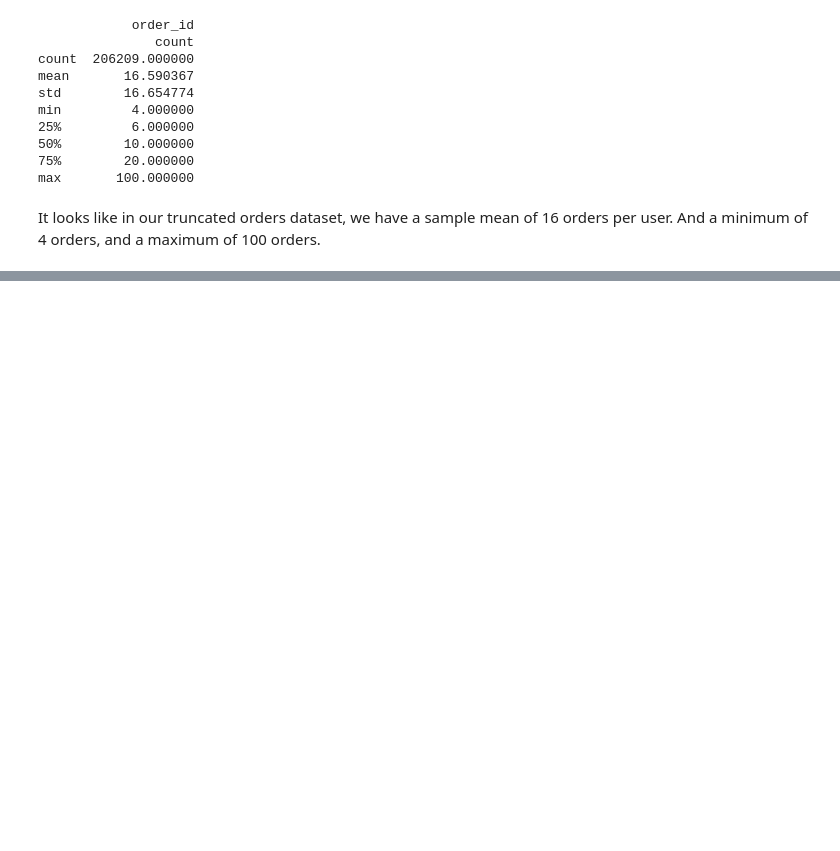
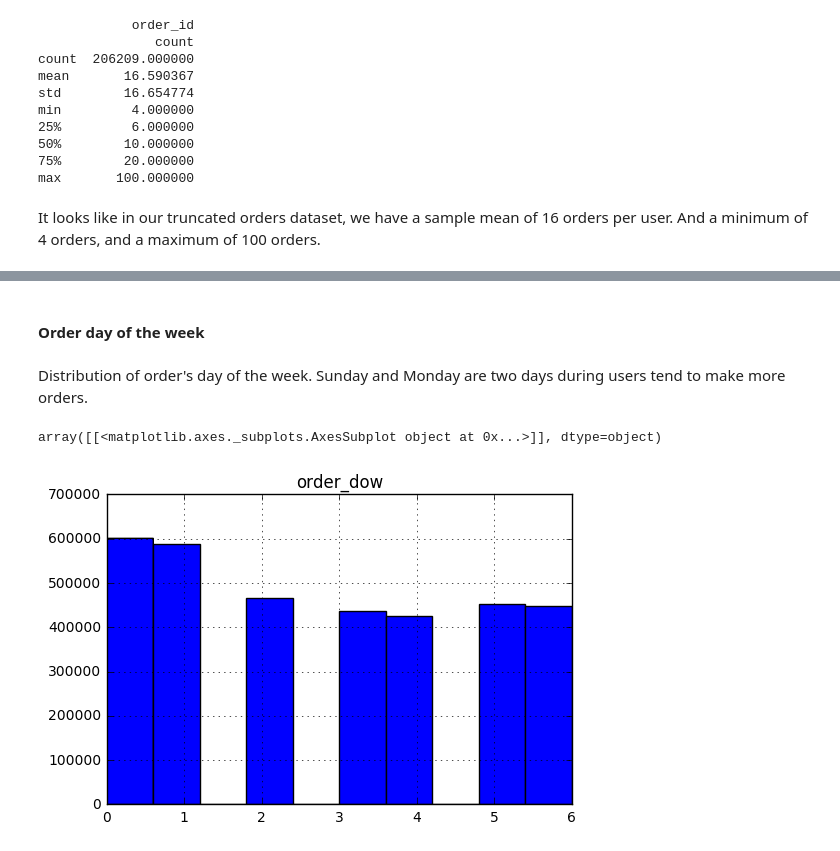
Before and after one commit to AditiKhullar/W207-InstacartKaggle, a Jupyter notebook: BasicEDA.ipynb, the cells around one changed output, grey strips where cells are left out. Saved outputs shown, nothing was run; the diff lists cells and outputs as text; code cells hidden in the pictures; blank space fills up the shorter version.

```diff
--- a/BasicEDA.ipynb
+++ b/BasicEDA.ipynb
@@ -290,0 +304,9 @@ It looks like in our truncated orders dataset, we have a sample mean of 16 order
+# %% [markdown]
+#### Order day of the week
+# %% [markdown]
+Distribution of order's day of the week. Sunday and Monday are two days during users tend to make more orders.
+# %%
+orders.hist(column='order_dow')
+# %% [output]
+array([[<matplotlib.axes._subplots.AxesSubplot object at 0x...>]], dtype=object)
+[figure, added]
```
Also changed, not shown: parts of 13 cells of this notebook, 1 other file.
